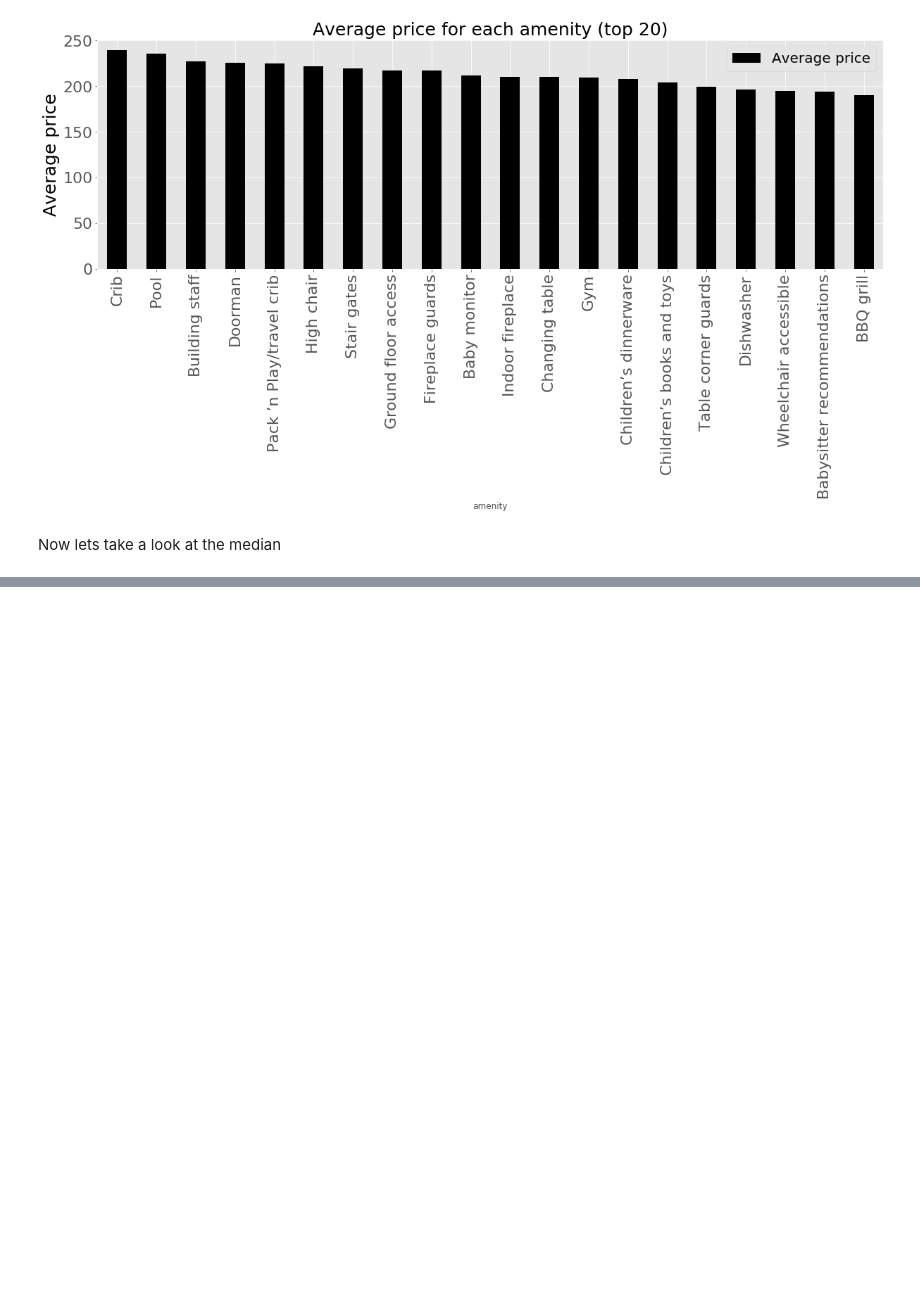
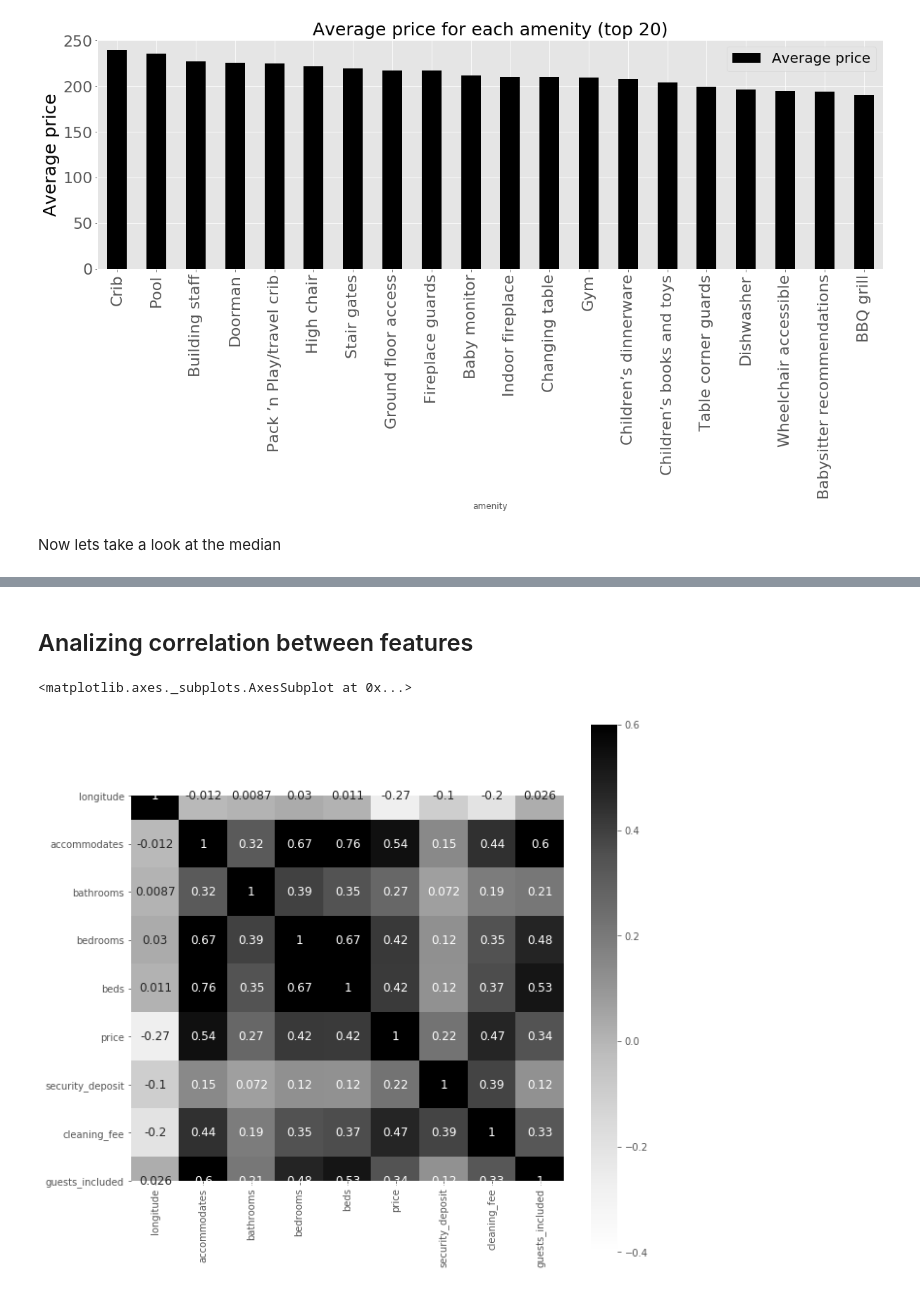
Before and after one commit to juankipedia/machine-learning-lab, a Jupyter notebook: linear-regression/airbnb/airbnb.ipynb, the cells around one changed output, grey strips where cells are left out. Saved outputs shown, nothing was run; the diff lists cells and outputs as text; code cells hidden in the pictures; blank space fills up the shorter version.

```diff
--- a/linear-regression/airbnb/airbnb.ipynb
+++ b/linear-regression/airbnb/airbnb.ipynb
@@ -719,0 +704,12 @@ median_price_amenity(data, unique_amenities)
+# %% [markdown]
+## Analizing correlation between features
+# %%
+correlation = data.corr()
+# %%
+correlation_f = correlation.index[abs(correlation["price"])>0.2]
+plt.figure(figsize=(10,10))
+sns.heatmap(data[correlation_f].corr(), annot = True, cmap = "Greys",
+                cbar = True, vmin = -0.4, vmax = 0.6, square=True, annot_kws={"size": 12})
+# %% [output]
+<matplotlib.axes._subplots.AxesSubplot at 0x...>
+[figure, added]
```
Also changed, not shown: parts of 6 cells of this notebook.
